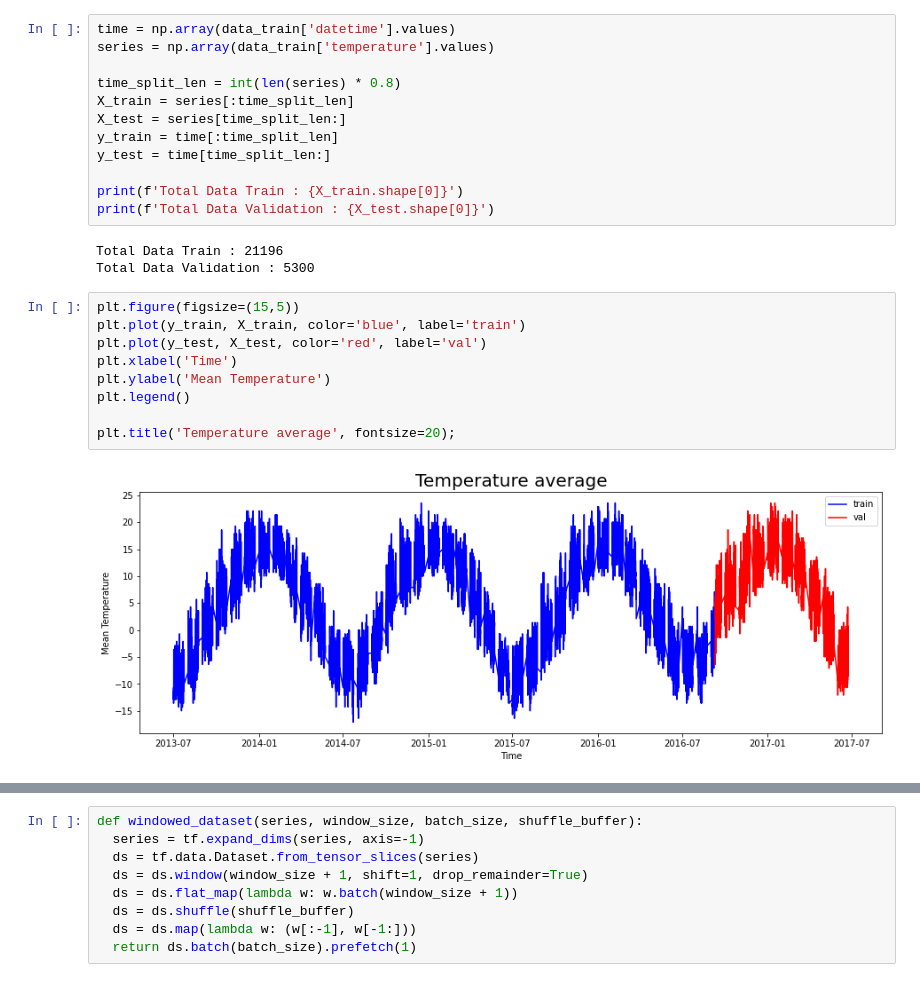
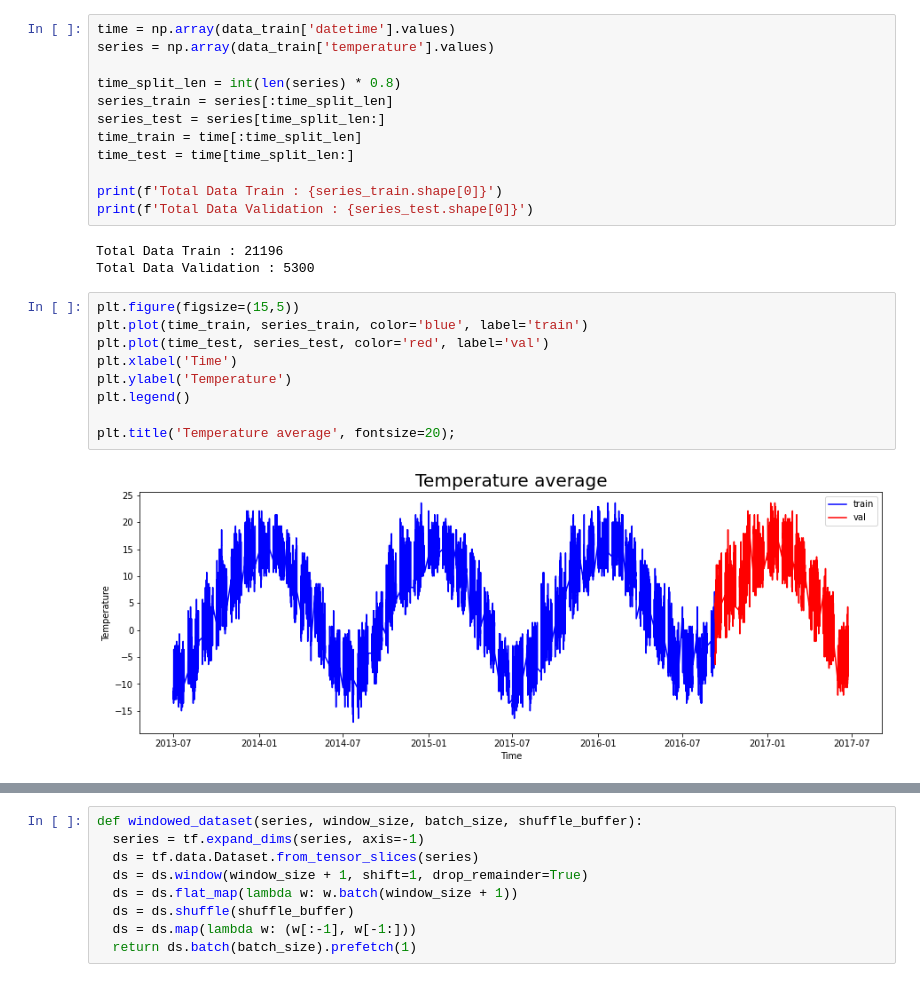
Before and after one commit to RaynoldPanjiZ/IDCamp-2022-ML-path, a Jupyter notebook: Pengembangan Machine Learning/submition2_TimeSeries.ipynb, the cells around one changed output, grey strips where cells are left out. Cells and saved outputs as stored; diff of their text form.

```diff
--- a/Pengembangan Machine Learning/submition2_TimeSeries.ipynb
+++ b/Pengembangan Machine Learning/submition2_TimeSeries.ipynb
@@ -91,24 +94,24 @@ time = np.array(data_train['datetime'].values)
 series = np.array(data_train['temperature'].values)
 
 time_split_len = int(len(series) * 0.8)
-X_train = series[:time_split_len]
-X_test = series[time_split_len:]
-y_train = time[:time_split_len]
-y_test = time[time_split_len:]
+series_train = series[:time_split_len]
+series_test = series[time_split_len:]
+time_train = time[:time_split_len]
+time_test = time[time_split_len:]
 
-print(f'Total Data Train : {X_train.shape[0]}')
-print(f'Total Data Validation : {X_test.shape[0]}')
+print(f'Total Data Train : {series_train.shape[0]}')
+print(f'Total Data Validation : {series_test.shape[0]}')
 # %% [output]
 Total Data Train : 21196
 Total Data Validation : 5300
 # %%
 plt.figure(figsize=(15,5))
-plt.plot(y_train, X_train, color='blue', label='train')
-plt.plot(y_test, X_test, color='red', label='val')
+plt.plot(time_train, series_train, color='blue', label='train')
+plt.plot(time_test, series_test, color='red', label='val')
 plt.xlabel('Time')
-plt.ylabel('Mean Temperature')
+plt.ylabel('Temperature')
 plt.legend()
 
 plt.title('Temperature average', fontsize=20);
 # %% [output]
-[figure, old version]
+[figure, new version]
```
Also changed, not shown: parts of 17 cells of this notebook, 1 other file.
